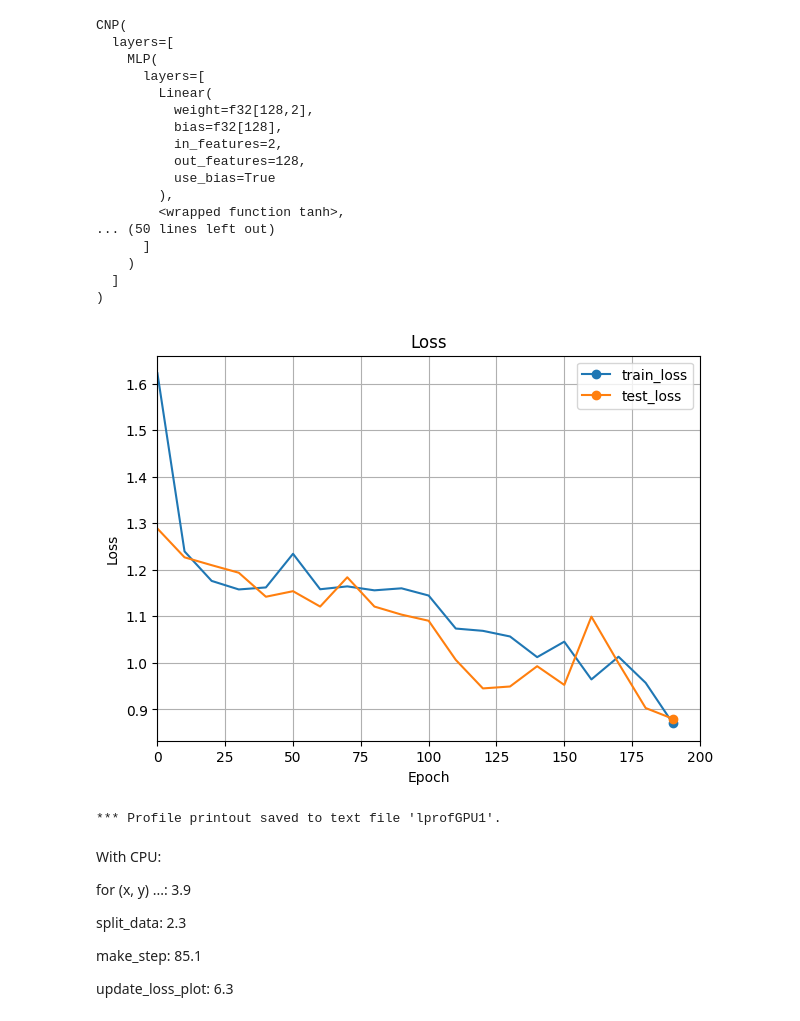
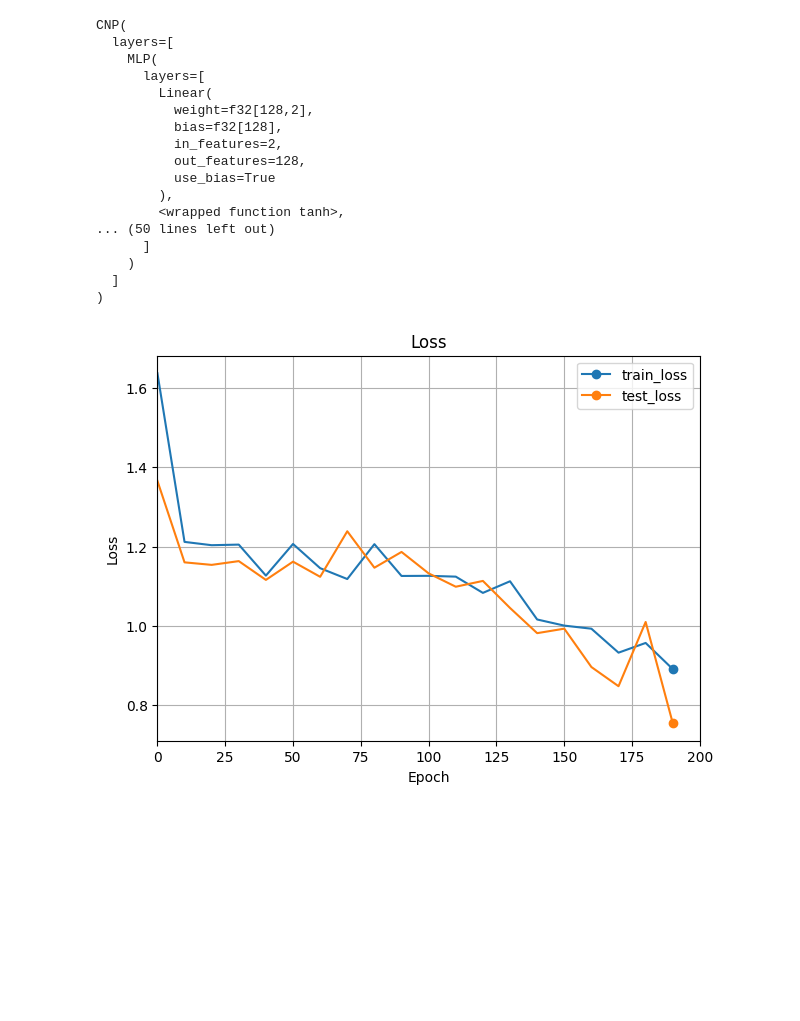
Before and after one commit to sscivier/neural-process-example, a Jupyter notebook: cnp_example.ipynb, the cells around one changed output. Drawn from its saved outputs; the diff is of its cells as text; code cells hidden in the pictures; blank space fills up the shorter version.

```diff
--- a/cnp_example.ipynb
+++ b/cnp_example.ipynb
@@ -459,33 +457,22 @@ CNP(
 # %%
 optim = optax.adamw(LEARNING_RATE)
 # %%
-key, subkey = jax.random.split(key, 2)
+# key, subkey = jax.random.split(key, 2)
 
-%lprun -T lprofGPU1 -f train train(subkey, model, train_loader, test_loader, optim, N_CONTEXT, N_TARGET, EPOCHS, PLOT_EVERY)
+# %lprun -T lprofGPU1 -f train train(subkey, model, train_loader, test_loader, optim, N_CONTEXT, N_TARGET, EPOCHS, PLOT_EVERY)
-# %% [output]
-[figure, removed]
-*** Profile printout saved to text file 'lprofGPU1'.
-# %% [markdown]
-With CPU:
-
-for (x, y) ...: 3.9
-
-split_data: 2.3
-
-make_step: 85.1
-
-update_loss_plot: 6.3
 # %%
-# key, subkey = jax.random.split(key, 2)
+key, subkey = jax.random.split(key, 2)
 
-# model = train(
-#     key,
-#     model,
-#     train_loader,
-#     test_loader,
-#     optim,
-#     N_CONTEXT,
-#     N_TARGET,
-#     EPOCHS,
-#     PLOT_EVERY,
-# )
+model = train(
+    key,
+    model,
+    train_loader,
+    test_loader,
+    optim,
+    N_CONTEXT,
+    N_TARGET,
+    EPOCHS,
+    PLOT_EVERY,
+)
+# %% [output]
+[figure, added]
```
Also changed, not shown: parts of 6 cells of this notebook, 1 other file.
